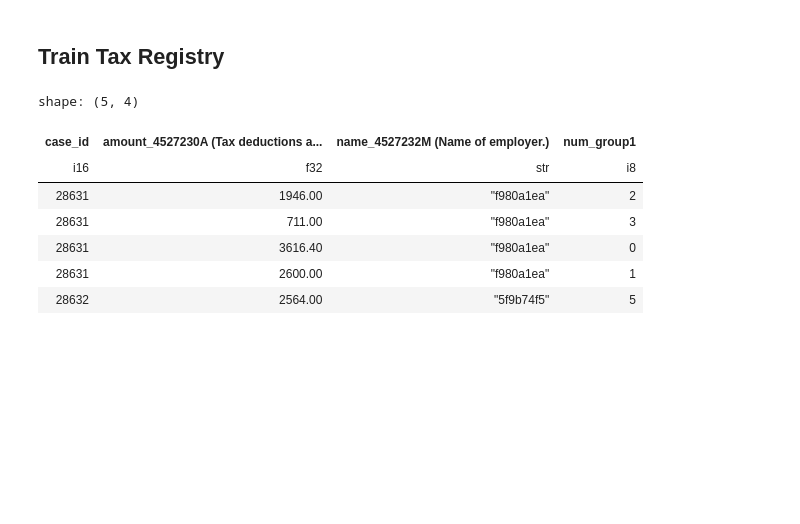
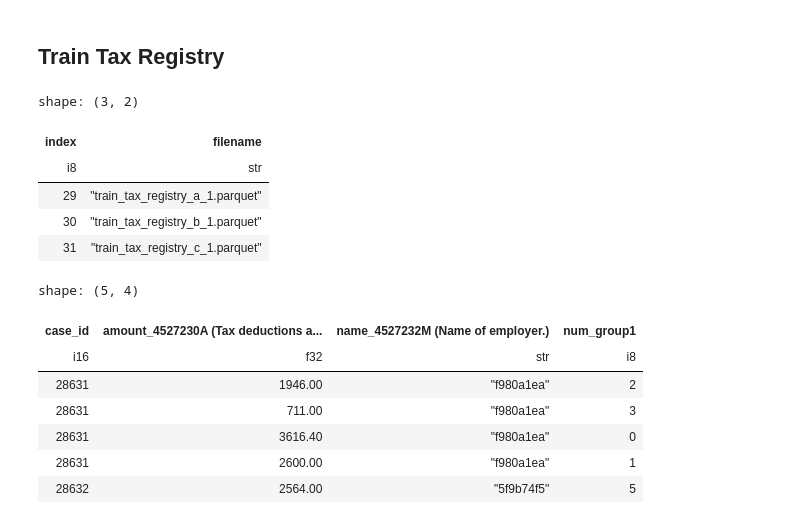
Before and after one commit to h4ck4l1/datasets, a Jupyter notebook: credit_risk/credit_risk.ipynb, the cells around one changed output. Drawn from its saved outputs; the diff is of its cells as text; code cells hidden in the pictures; blank space fills up the shorter version.

```diff
--- a/credit_risk/credit_risk.ipynb
+++ b/credit_risk/credit_risk.ipynb
@@ -401,6 +439,15 @@ shape: (5, 7)
 | 44130 | 63.80 | 60.80 | 0.00 | 0.00 | ... |
 # %% [markdown]
 ## Train Tax Registry
+# %%
+all_files_df.filter(pl.col("filename").str.contains("registry"))
+# %% [output]
+shape: (3, 2)
+| index | filename |
+| i8 | str |
+| 29 | "train_tax_registry_a_1.parquet" |
+| 30 | "train_tax_registry_b_1.parquet" |
+| 31 | "train_tax_registry_c_1.parquet" |
 # %%
 train_tax_registry_1 = preprocess(29)
 display(train_tax_registry_1.fetch().head())
```
Also changed, not shown: parts of 5 cells of this notebook.
